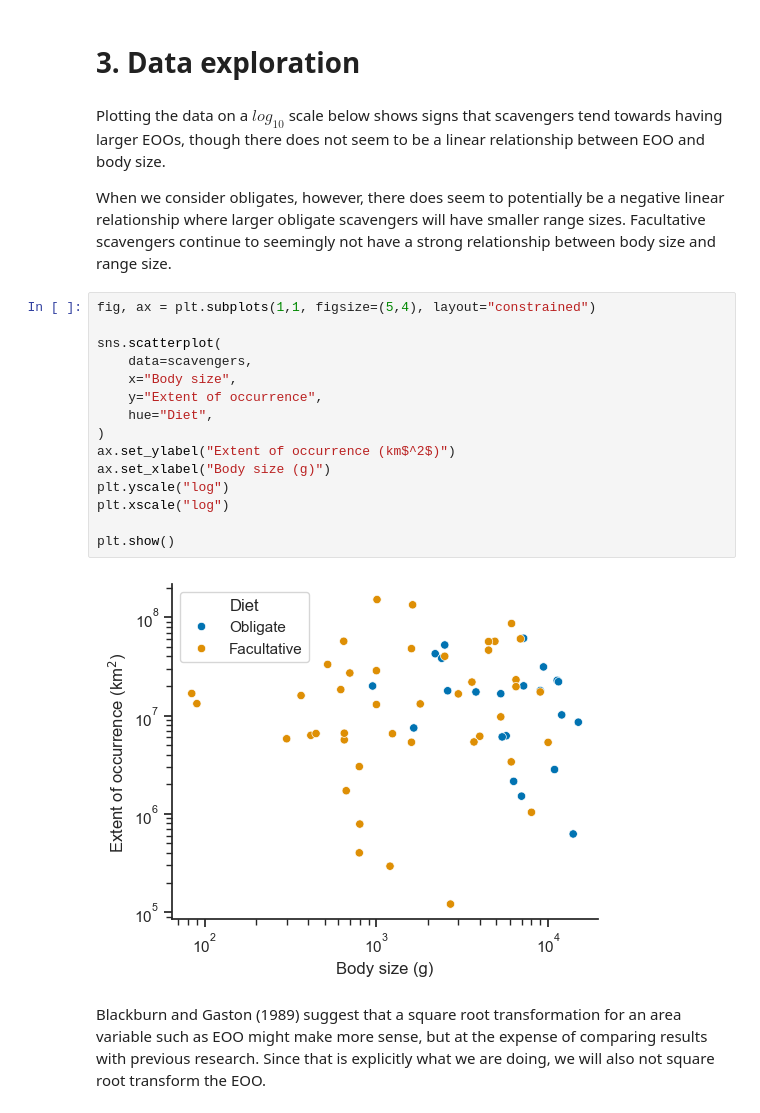
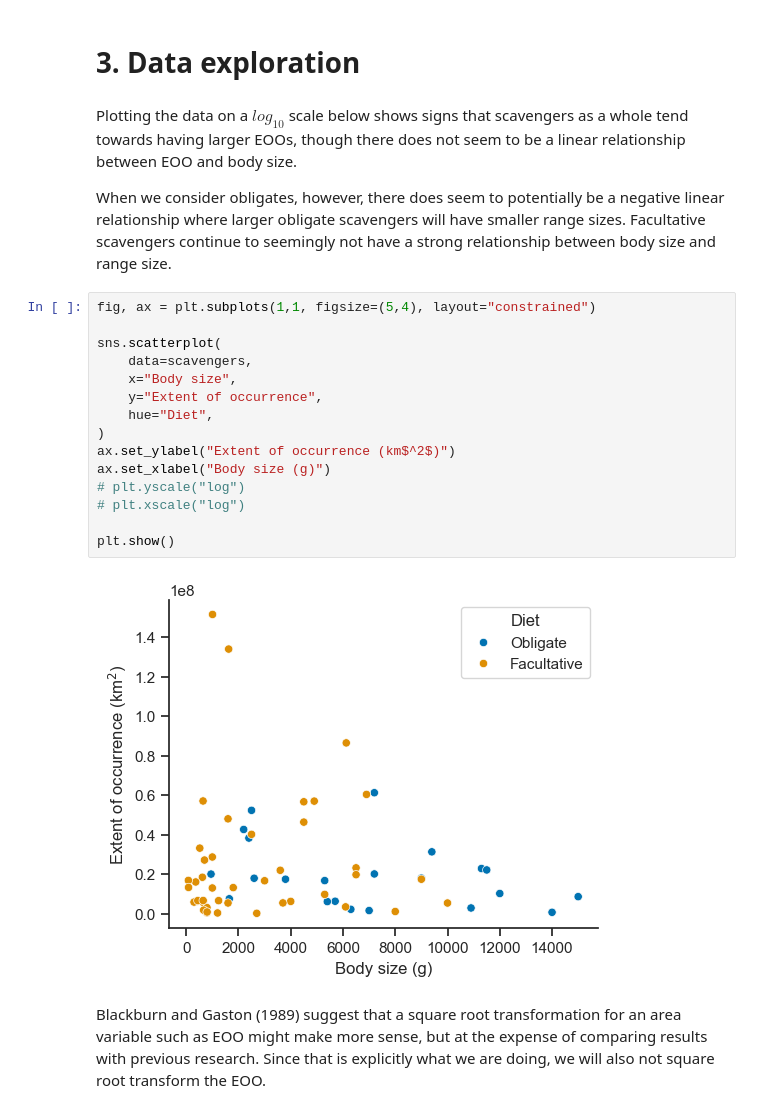
Before and after one commit to TheMightiestCrab/Macroecology, a Jupyter notebook: code/3 scavengers.ipynb, the cells around one changed output. Cells and saved outputs as stored; diff of their text form.

```diff
--- a/code/3 scavengers.ipynb
+++ b/code/3 scavengers.ipynb
@@ -88,26 +92,26 @@ facultatives = scavengers.loc[scavengers["Diet"] == "Facultative"]
 # %% [markdown]
 # 3. Data exploration
 # %% [markdown]
-Plotting the data on a $log_{10}$ scale below shows signs that scavengers tend towards having larger EOOs, though there does not seem to be a linear relationship between EOO and body size.
+Plotting the data on a $log_{10}$ scale below shows signs that scavengers as a whole tend towards having larger EOOs, though there does not seem to be a linear relationship between EOO and body size.
 
 When we consider obligates, however, there does seem to potentially be a negative linear relationship where larger obligate scavengers will have smaller range sizes. Facultative scavengers continue to seemingly not have a strong relationship between body size and range size.
 # %%
 fig, ax = plt.subplots(1,1, figsize=(5,4), layout="constrained")
 
 sns.scatterplot(
     data=scavengers,
     x="Body size",
     y="Extent of occurrence",
     hue="Diet",
 )
 ax.set_ylabel("Extent of occurrence (km$^2$)")
 ax.set_xlabel("Body size (g)")
-plt.yscale("log")
-plt.xscale("log")
+# plt.yscale("log")
+# plt.xscale("log")
 
 plt.show()
 # %% [output]
-[figure, old version]
+[figure, new version]
 # %% [markdown]
 Blackburn and Gaston (1989) suggest that a square root transformation for an area variable such as EOO might make more sense, but at the expense of comparing results with previous research. Since that is explicitly what we are doing, we will also not square root transform the EOO.
 # %% [markdown]
```
Also changed, not shown: parts of 30 cells of this notebook, 2 other files.
